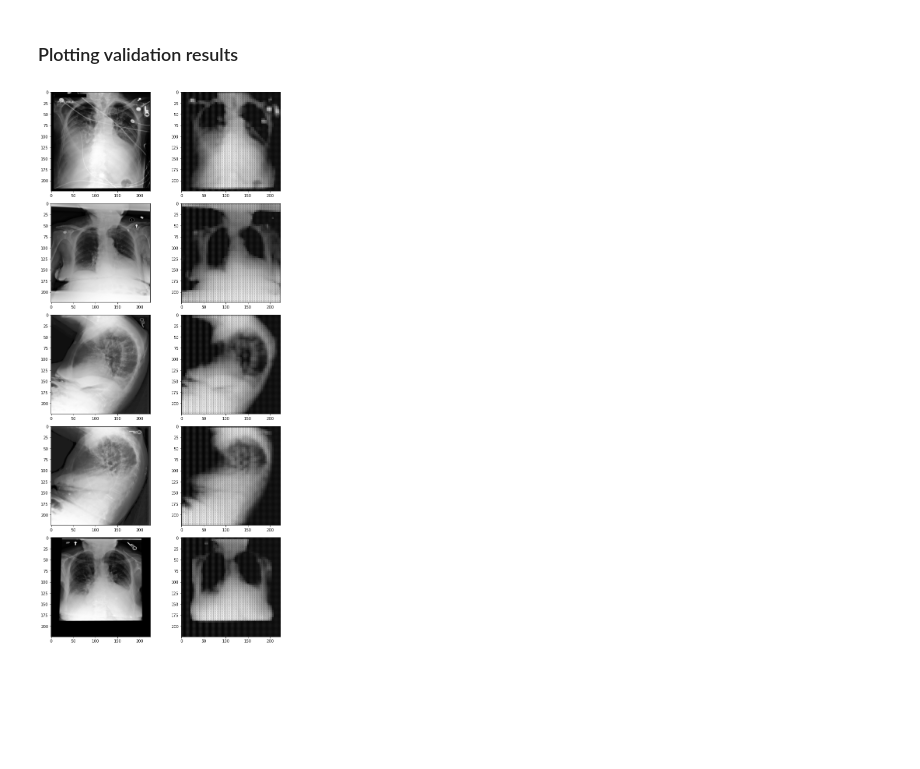
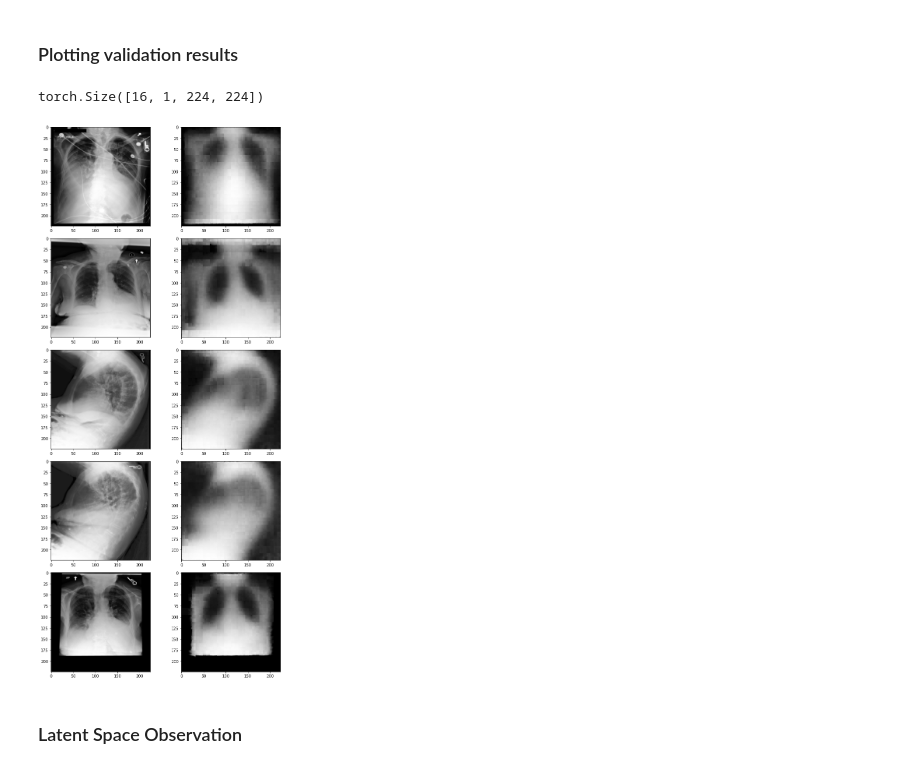
Before and after one commit to Sam-Oliveira/chestx-rays, a Jupyter notebook: ConvAE/deeperAE.ipynb, the cells around one changed output. Cells and saved outputs as stored; diff of their text form; code cells hidden in the pictures; blank space fills up the shorter version.

```diff
--- a/ConvAE/deeperAE.ipynb
+++ b/ConvAE/deeperAE.ipynb
@@ -95,8 +115,10 @@ test_Aug = torchvision.transforms.Compose([torchvision.transforms.Resize((224, 2
 # %%
 train_set=CustomDatasetFromImages(dataset.loc[dataset['split']=='train'], transforms=train_Aug)
-test_set=CustomDatasetFromImages(dataset.loc[dataset['split']=='validate'], transforms=test_Aug)
+valid_set=CustomDatasetFromImages(dataset.loc[dataset['split']=='validate'], transforms=valid_Aug)
+test_set=CustomDatasetFromImages(dataset.loc[dataset['split']=='test'], transforms=valid_Aug)
 trainloader= torch.utils.data.DataLoader(train_set, batch_size=64,shuffle=True)
-testloader= torch.utils.data.DataLoader(test_set, batch_size=64,shuffle=False)
+validloader= torch.utils.data.DataLoader(valid_set, batch_size=64,shuffle=False)
+testloader=torch.utils.data.DataLoader(test_set, batch_size=64,shuffle=False)
 # %%
 import torch.nn as nn
 import torch.nn.functional as F
@@ -199,0 +228,2 @@ criterion = nn.MSELoss()
+# %%
+model.load_state_dict(torch.load('model_conv_more_layers.pt'))
@@ -200,11 +232,13 @@ criterion = nn.MSELoss()
+# %%
+optimizer.load_state_dict(torch.load('optimizer_conv_more_layers.pt'))
 # %%
 # number of epochs to train the model
 n_epochs = 10
 
 valid_loss_min = np.Inf # track change in validation loss
-train_loss_list=[]
-valid_loss_list=[]
-for epoch in range(1, n_epochs+1):
+train_loss_list=[0.020173,0.009731,0.0082,0.006661,0.006306,0.006038,0.005834,0.005662]
+valid_loss_list=[0.012003,0.009760,0.0084,0.006784,0.006341,0.006094,0.005891,0.005755]
+for epoch in range(9, n_epochs+1):
     number_of_batch=0
     # keep track of training and validation loss
     train_loss = 0.0
@@ -235,7 +269,7 @@ for epoch in range(1, n_epochs+1):
 
     # validate the model #
     model.eval()
-    for data in testloader:
+    for data in validloader:
         # move tensors to GPU if CUDA is available
         # forward pass: compute predicted outputs by passing inputs to the model
         data=data.to(device)
@@ -247,7 +281,7 @@ for epoch in range(1, n_epochs+1):
 
     # calculate average losses
     train_loss = train_loss/len(trainloader.sampler)
-    valid_loss = valid_loss/len(testloader.sampler)
+    valid_loss = valid_loss/len(validloader.sampler)
     train_loss_list.append(train_loss)
     valid_loss_list.append(valid_loss)
 
@@ -260,6 +294,6 @@ for epoch in range(1, n_epochs+1):
         print('Validation loss decreased ({:.6f} --> {:.6f}).  Saving model ...'.format(
         valid_loss_min,
         valid_loss))
-        torch.save(model.state_dict(), 'model_deeper_AE.pt')
-        torch.save(optimizer.state_dict(),'optimizer_deeper_AE.pt')
+        torch.save(model.state_dict(), 'model_conv_more_layers.pt')
+        torch.save(optimizer.state_dict(),'optimizer_conv_more_layers.pt')
         valid_loss_min = valid_loss
@@ -289,28 +315,33 @@ plt.show()
 # %%
 with torch.no_grad():
     # obtain one batch of test images
-    dataiter = iter(testloader)
+    dataiter = iter(validloader)
     images= dataiter.next()
     images.numpy()
 
     # move model inputs to cuda, if GPU available
-    images = images.cuda()
+    #images = images.cuda()
+    images=images.to(device)
 
+    print(images.size())
     # get sample outputs
-    output = model(images)
+    output,z = model(images)
 
     # plot the images in the batch, along with predicted and true labels
     fig = plt.figure(figsize=(10, 20))
     for idx in range(5):
         ax = fig.add_subplot(5,2, 1+2*idx)
         im=np.reshape(images[idx].cpu(),(224,224))
         ax.imshow(im,cmap='gray')
         ax2 = fig.add_subplot(5,2, 2+2*idx)
         im2=np.reshape(output[idx].cpu(),(224,224))
         ax2.imshow(im2,cmap='gray')
     fig.tight_layout()
 # %% [output]
+torch.Size([16, 1, 224, 224])
-[figure, old version]
+[figure, new version]
+# %% [markdown]
+### Latent Space Observation
 # %%
 fig2=plt.figure(figsize=(10,20))
 for idx in range(5):
```
Also changed, not shown: parts of 28 cells of this notebook, 1 other file.
